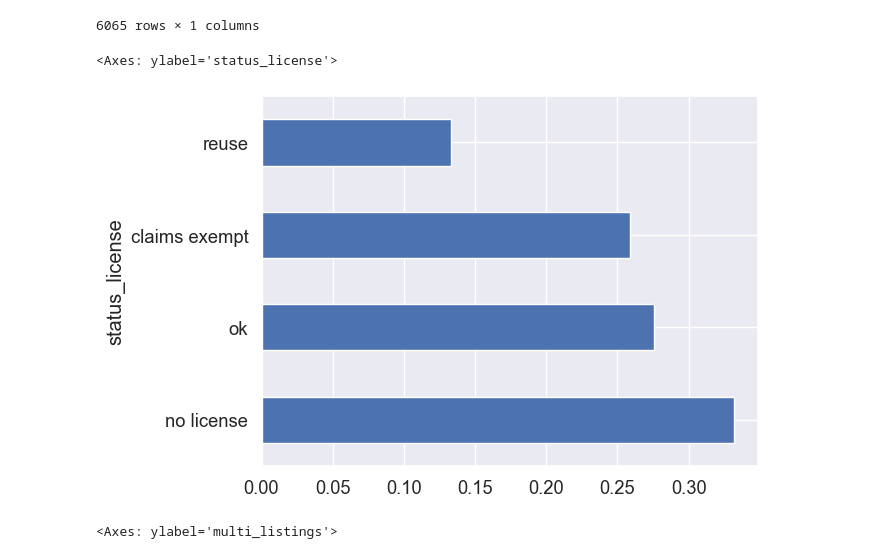
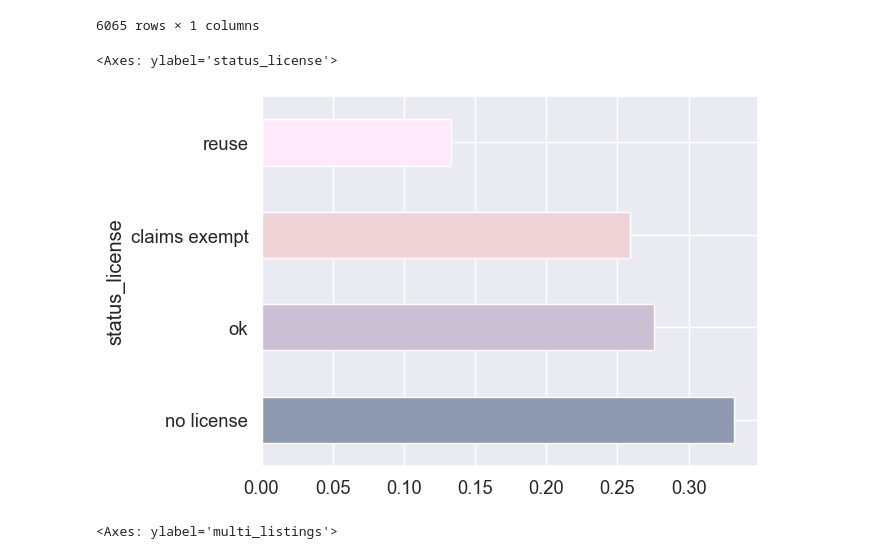
Before and after one commit to scheinmensch/Infringement_Detection_on_Airbnb, a Jupyter notebook: notebooks/Barcelona EDA.ipynb, the cells around one changed output. Saved outputs shown, nothing was run; the diff lists cells and outputs as text; code cells hidden in the pictures.

Commit message:
some plots

```diff
--- a/notebooks/Barcelona EDA.ipynb
+++ b/notebooks/Barcelona EDA.ipynb
@@ -37,6 +37,8 @@ import pandas as pd
 import numpy as np
 import seaborn as sns
 import matplotlib.pyplot as plt
+c = ['#8e9aaf', '#cbc0d3', '#efd3d7', '#dee2ff', '#feeafa']
+plt.style.use('default')
 # %%
 bcn_orginal = pd.read_csv('../data/listings_bcn.csv')
 scraped = pd.read_csv('../data/airbnb2.csv')
@@ -407,11 +409,19 @@ hosts.sort_values(by='listings', ascending=False)
 | 35279876 | Stella | 1 |
 | 66030241 | Marta | 1 |
 6065 rows × 1 columns
+# %%
+def short_term(row):
+    if row['minimum_nights'] > 31:
+        return 'Long term stays only'
+    else:
+        return 'Short term stays'
+# %%
+bcn['short_term'] = bcn.apply(lambda row: short_term(row), axis=1)
 # %%
-bcn['status_license'].value_counts(normalize=True).sort_values(ascending=False).plot(kind='barh')
+bcn['status_license'].value_counts(normalize=True).sort_values(ascending=False).plot(kind='barh', color=c)
 # %% [output]
 <Axes: ylabel='status_license'>
-[figure, old version]
+[figure, new version]
 # %%
 bcn['multi_listings'].value_counts(normalize=True).sort_values(ascending=False).plot(kind='barh')
 # %% [output]
```
Also changed, not shown: parts of 4 cells of this notebook.
